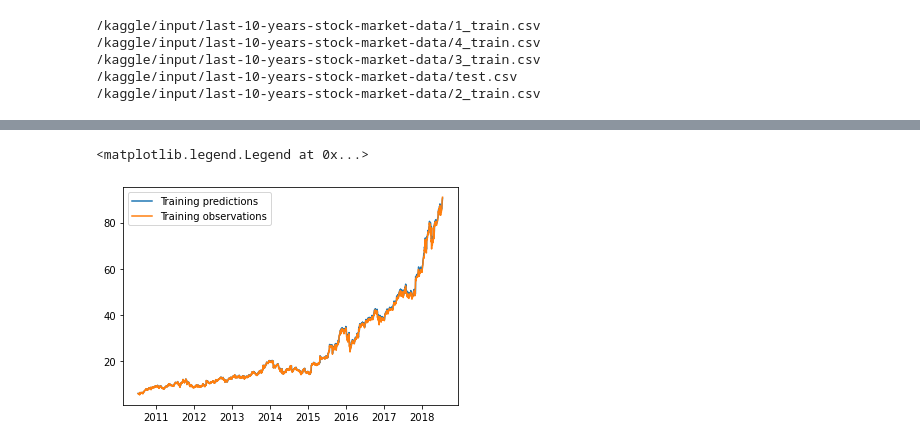
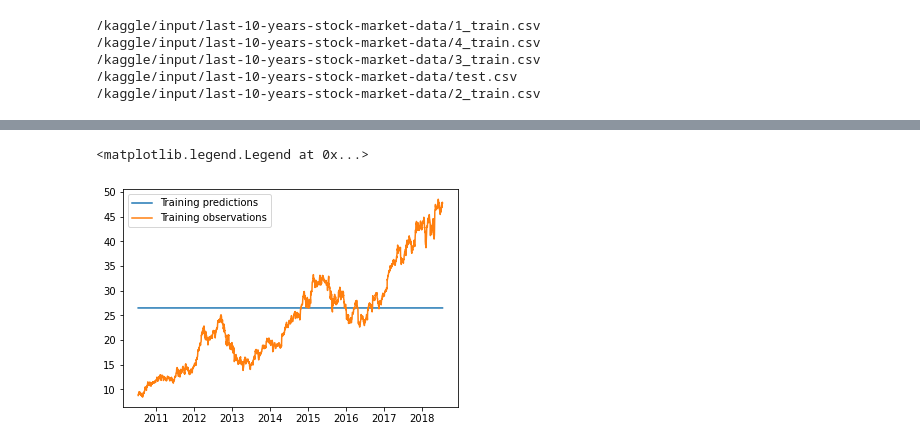
Before and after one commit to Lakshmi116/Task-Tracker, a Jupyter notebook: kriti.ipynb, the cells around one changed output, grey strips where cells are left out. Cells and saved outputs as stored; diff of their text form; code cells hidden in the pictures.

```diff
--- a/kriti.ipynb
+++ b/kriti.ipynb
@@ -165,14 +182,0 @@ windowed_df
-# %%
-def windowed_df_to_date_X_y(windowed_df):
-    df_as_np = windowed_df.to_numpy()
-
-    dates = df_as_np[:,0]
-    middle = df_as_np[:,1:-1]
-    y  = df_as_np[:,-1]
-
-    X = middle.reshape((len(dates), middle.shape[1], 1)) # 3rd parameter is the vector dimnesion
-    #change 1 to more if other variables apart from close are used
-
-    return dates, X.astype(np.float32), y.astype(np.float32)
-
-dates, X, y = windowed_df_to_date_X_y(windowed_df)
@@ -201,13 +233,23 @@ from tensorflow.keras import layers
 
 # Change 64 to optimize for testing accuracy
 
-model = Sequential([layers.Input((12,1)),
+# model = Sequential([layers.Input((12,6)),
+#                     layers.LSTM(128),
+#                     layers.Dense(64, activation='relu'),
+#                     layers.Dense(32, activation='relu'),
+#                     layers.Dense(32, activation='relu'),
+#                     layers.Dense(1)])
+
+model = []
+for i in range(len(dates_train)):
+    model.append(Sequential([layers.Input((12,6)),
                     layers.LSTM(64),
                     layers.Dense(32, activation='relu'),
                     layers.Dense(32, activation='relu'),
-                    layers.Dense(1)])
+                    layers.Dense(1)]))
 
-model.compile(loss='mse', optimizer=Adam(learning_rate=0.001), metrics=['mean_absolute_error'])
 
-model.fit(X_train, y_train, validation_data=(X_val, y_val), epochs=100)
+    model[i].compile(loss='mse', optimizer=Adam(learning_rate=0.001), metrics=['mean_absolute_error'])
+
+    model[i].fit(X_train[i], y_train[i], validation_data=(X_val[i], y_val[i]), epochs=25)
 # %% [output]
@@ -233,9 +280,12 @@ Epoch 100/100
+# %%
+from tensorflow import keras
+model_t = keras.models.load_model("model1")
 # %%
-train_predictions = model.predict(X_train).flatten()
+train_predictions = model_t.predict(X_train[0]).flatten()
 
-plt.plot(dates_train, train_predictions)
-plt.plot(dates_train, y_train)
+plt.plot(dates_train[0], train_predictions)
+plt.plot(dates_train[0], y_train[0])
 plt.legend(['Training predictions', 'Training observations'])
 # %% [output]
 <matplotlib.legend.Legend at 0x...>
-[figure, old version]
+[figure, new version]
```
Also changed, not shown: parts of 11 cells of this notebook.
